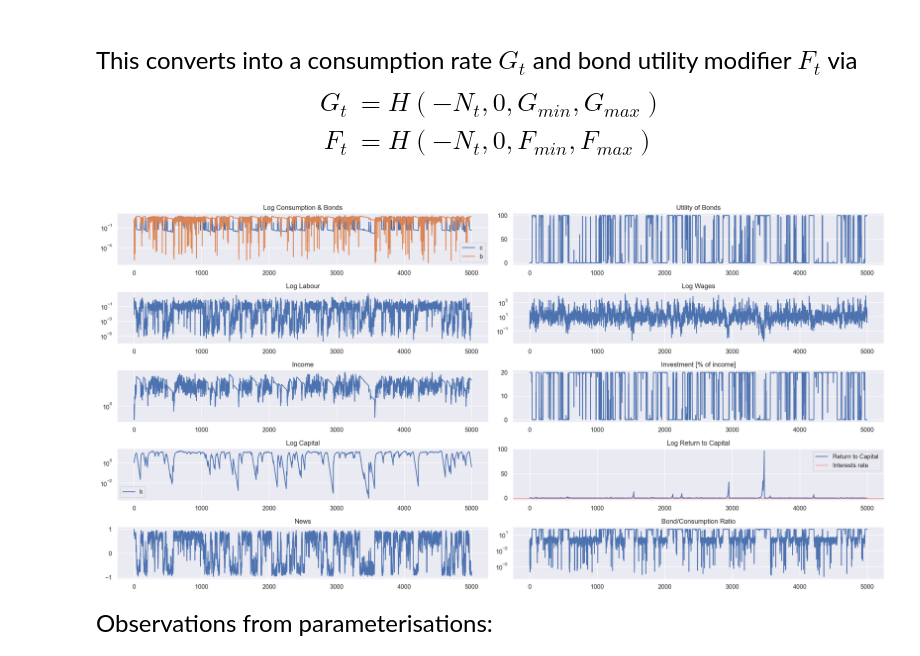
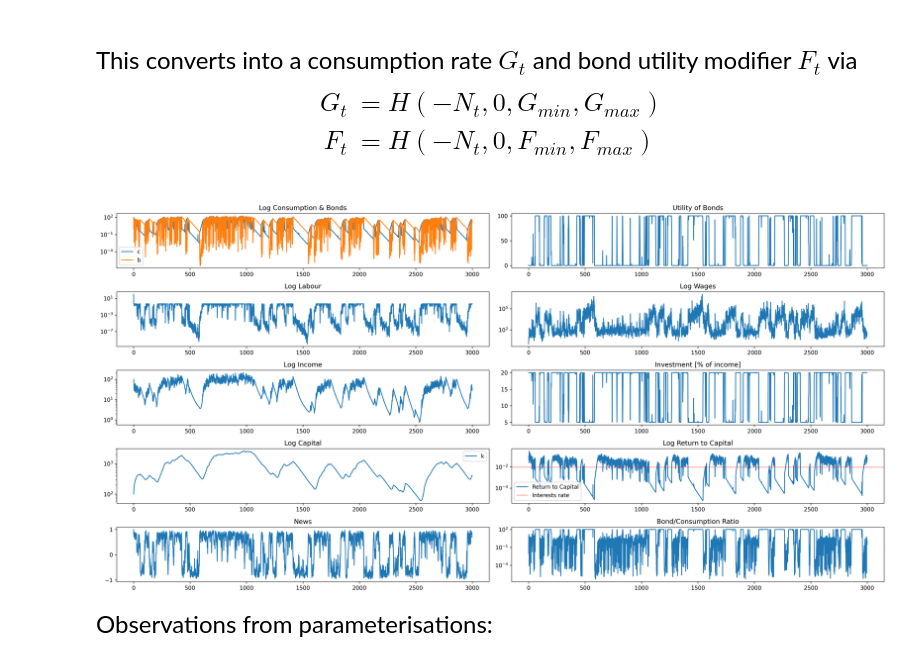
Before and after one commit to KarlNaumann/DynamicDSGE, a Jupyter notebook: solow_model.ipynb, the cells around one changed output. Drawn from its saved outputs; the diff is of its cells as text; code cells hidden in the pictures.

```diff
--- a/solow_model.ipynb
+++ b/solow_model.ipynb
@@ -9,9 +9,8 @@ import copy
 from scipy.stats.stats import pearsonr
 import seaborn as sns
 import pandas as pd
-sns.set()
 import matplotlib as mpl
-mpl.rcParams['figure.dpi']=200
+mpl.rcParams['figure.dpi']=300
 # %%
 def lhs(cons: float, x0: float, gamma: float = 1, r: float = 0) -> float:
     return (gamma * (1+r))*(cons ** 2 / x0) ** 2
@@ -64,7 +63,7 @@ def graph_simulation(df, params, start=0, stop=None):
 
     # Investment Rate
     axs[2,0].plot(income[start:stop])
-    axs[2,0].set_title('Income')
+    axs[2,0].set_title('Log Income')
     axs[2,0].set_yscale('log')
     axs[2,1].plot(100*(1-df.loc[:,'gt'][start:stop]), label = r'Investment [%]')
     axs[2,1].set_title('Investment [% of income]')
@@ -79,7 +78,7 @@ def graph_simulation(df, params, start=0, stop=None):
     axs[3,1].plot(df.q[start:stop], label = 'Return to Capital')
     axs[3,1].set_title('Log Return to Capital')
     axs[3,1].axhline(params['interest'], color='red', linewidth=0.5, label='Interests rate')
-    axs[3,0].set_yscale('log')
+    axs[3,1].set_yscale('log')
     axs[3,1].legend()
 
     # News
@@ -143,13 +199,13 @@ def step(t: float, x: np.ndarray, p: dict):
     z = p['zbar'] * np.exp(xiz)
 
     # Income and Investment
-    income = w_ * n_ + b_ / (1 + p['inflation']) + q_ * k_
+    income = (w_ * n_ + b_  + q_ * k_) / (1 + p['inflation'])
 
     # Capital Markets
     k = (1 - p['depreciation']) * k_ + income * (1 - gt_)
 
     # Household decision
-    x0 = z * np.sqrt(2 * k)
+    x0 = (z * np.sqrt(2 * k)) ** 2
     c = bisection(x0, gt_ * income, ft_, p['gamma'], p['interest'])
     n = (c ** 2) / (4 * k * (z ** 2))
     b = (gt_ * income - c) * (1 + p['interest'])
@@ -160,7 +216,7 @@ def step(t: float, x: np.ndarray, p: dict):
 
     # Investment rate and savings decision
     xin = np.random.normal(0, p['sigmaN'])
-    info = 0.5 * (np.tanh(p['n_cons']*(c/c_ - 1)) + np.tanh(p['n_return']*(q - p['interest'])))
+    info = np.tanh(p['n_cons']*(c/c_ - 1))
     news = np.tanh(p['n_theta'] * (p['n_persistence'] * news_ + (1 - p['n_persistence']) * info + xin))
     #if t > 440 and t< 600:
     #    news = .7
@@ -181,25 +237,26 @@ def simulate(start: np.ndarray, p: dict, t_end: float = 1e3):
 # %%
 # SET PARAMETERS
 params = dict(
     etaZ=0.1, sigmaZ=0.8, zbar=1, sigmaN=0.2, #zbar=noE
-    inflation=0.01, interest=0.001, depreciation=0.1,
-    g_0=0.0, g_min=0.8, g_max=1.0, g_theta=10,
-    f_0=0.1, f_min=0.0, f_max=100, f_theta=10,
+    inflation=0.012, interest=0.0093, depreciation=0.012,
+    g_0=0.0, g_min=0.8, g_max=0.95, g_theta=10,
+    f_0=0.0, f_min=0.0, f_max=100, f_theta=10,
     n_persistence=0.8, n_theta=1.6, n_cons=1, n_return=0,
     gamma=1
 )
 
 # INITIAL VALUES
-start = dict(z=1, c=1, n=0.1, b=1, w=1, k=1, q=0, gt=0.8, ft=.5, news=1, xiz=0, xin=0)
+start = dict(z=1, c=100, n=100, b=1, w=1, k=100, q=0.1, gt=0.8, ft=.5, news=1, xiz=0, xin=0)
 start = np.array([v for _,v in start.items()])
 
 T = 5e3
 np.random.seed(40)
 
 df = simulate(start, params, T)
-graph_simulation(df, params, 0, int(5e3))
+graph_simulation(df, params, 0, int(3e3))
+#output_graph_simulation(df, params, 250, 750)
 # %% [output]
-[figure, old version]
+[figure, new version]
 # %% [markdown]
 <font size="5">
     Observations from parameterisations:
```
Also changed, not shown: parts of 2 cells of this notebook, 8 other files.
